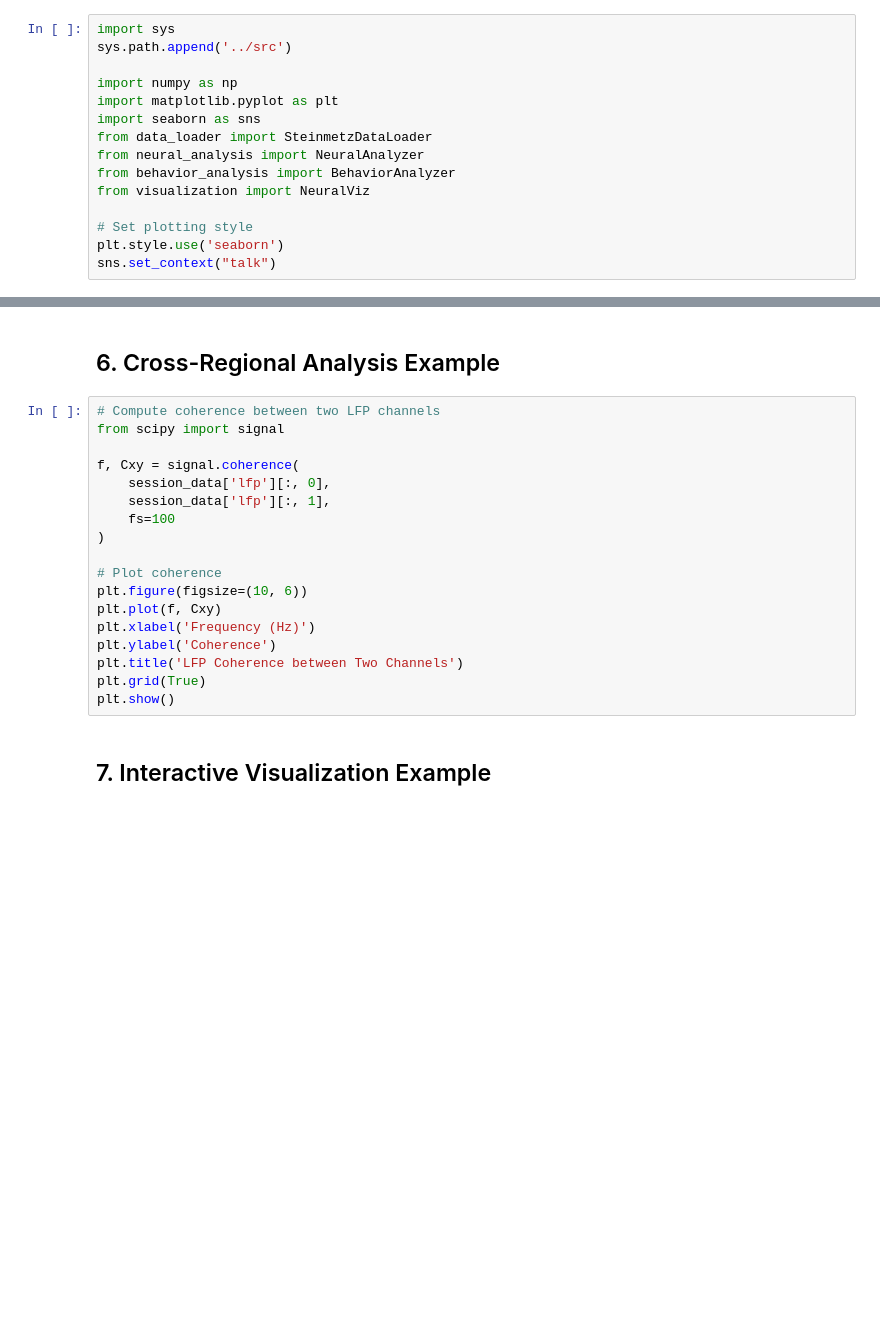
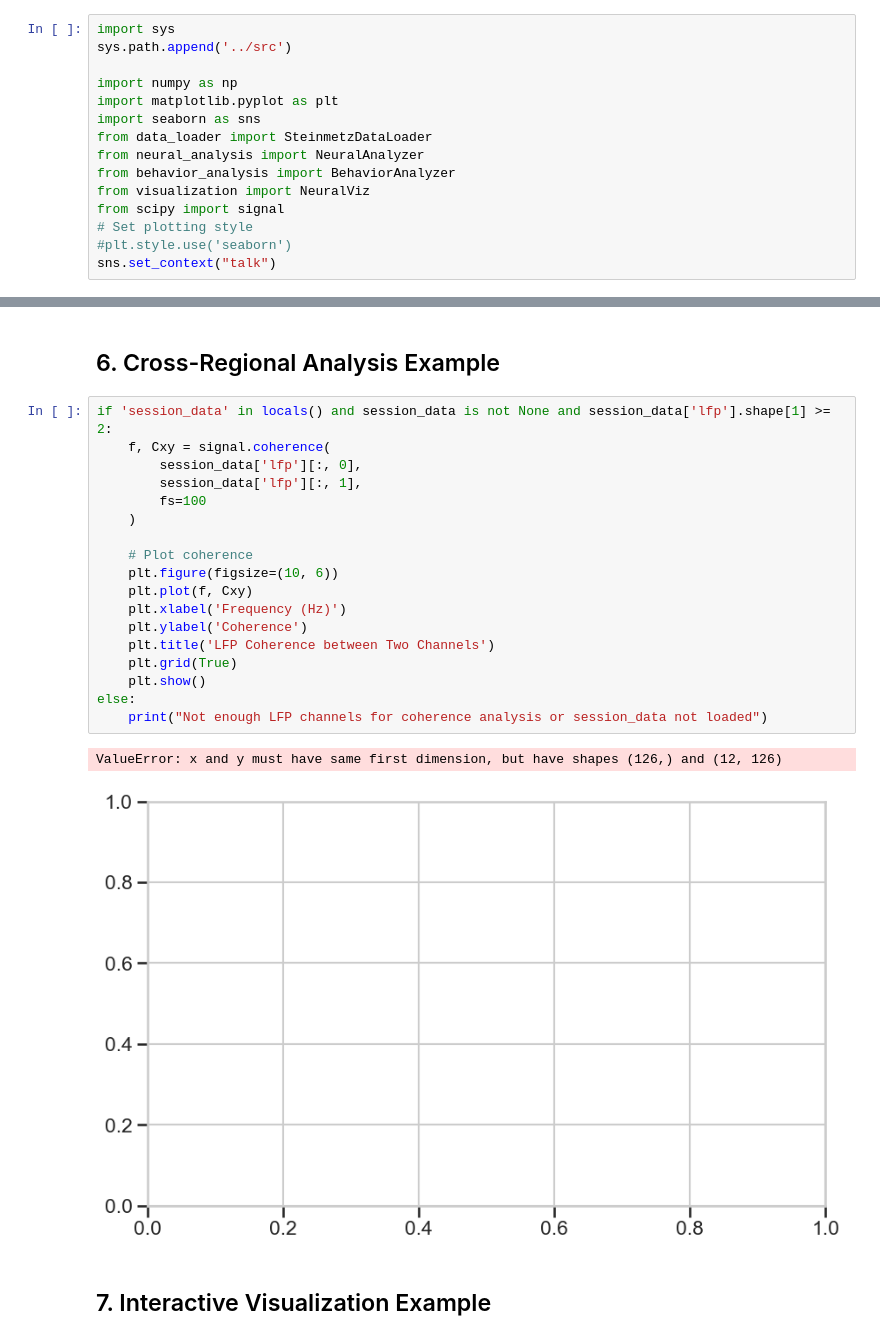
Before and after one commit to shibanib/neural_navigators, a Jupyter notebook: notebooks/analysis_example.ipynb, the cells around one changed output, grey strips where cells are left out. Saved outputs shown, nothing was run; the diff lists cells and outputs as text; blank space fills up the shorter version.

```diff
--- a/notebooks/analysis_example.ipynb
+++ b/notebooks/analysis_example.ipynb
@@ -13,9 +13,9 @@ from data_loader import SteinmetzDataLoader
 from neural_analysis import NeuralAnalyzer
 from behavior_analysis import BehaviorAnalyzer
 from visualization import NeuralViz
-
+from scipy import signal
 # Set plotting style
-plt.style.use('seaborn')
+#plt.style.use('seaborn')
 sns.set_context("talk")
 # %% [markdown]
 ## 1. Data Loading and Basic Visualization
@@ -101,23 +116,26 @@ for key, value in seq_effects.items():
 # %% [markdown]
 ## 6. Cross-Regional Analysis Example
 # %%
-# Compute coherence between two LFP channels
-from scipy import signal
+if 'session_data' in locals() and session_data is not None and session_data['lfp'].shape[1] >= 2:
+    f, Cxy = signal.coherence(
+        session_data['lfp'][:, 0],
+        session_data['lfp'][:, 1],
+        fs=100
+    )
 
-f, Cxy = signal.coherence(
-    session_data['lfp'][:, 0],
-    session_data['lfp'][:, 1],
-    fs=100
-)
-
-# Plot coherence
-plt.figure(figsize=(10, 6))
-plt.plot(f, Cxy)
-plt.xlabel('Frequency (Hz)')
-plt.ylabel('Coherence')
-plt.title('LFP Coherence between Two Channels')
-plt.grid(True)
-plt.show()
+    # Plot coherence
+    plt.figure(figsize=(10, 6))
+    plt.plot(f, Cxy)
+    plt.xlabel('Frequency (Hz)')
+    plt.ylabel('Coherence')
+    plt.title('LFP Coherence between Two Channels')
+    plt.grid(True)
+    plt.show()
+else:
+    print("Not enough LFP channels for coherence analysis or session_data not loaded")
+# %% [output]
+ValueError: x and y must have same first dimension, but have shapes (126,) and (12, 126)
+[figure, added]
 # %% [markdown]
 ## 7. Interactive Visualization Example
 # %%
```
Also changed, not shown: parts of 8 cells of this notebook, 16 other files.
